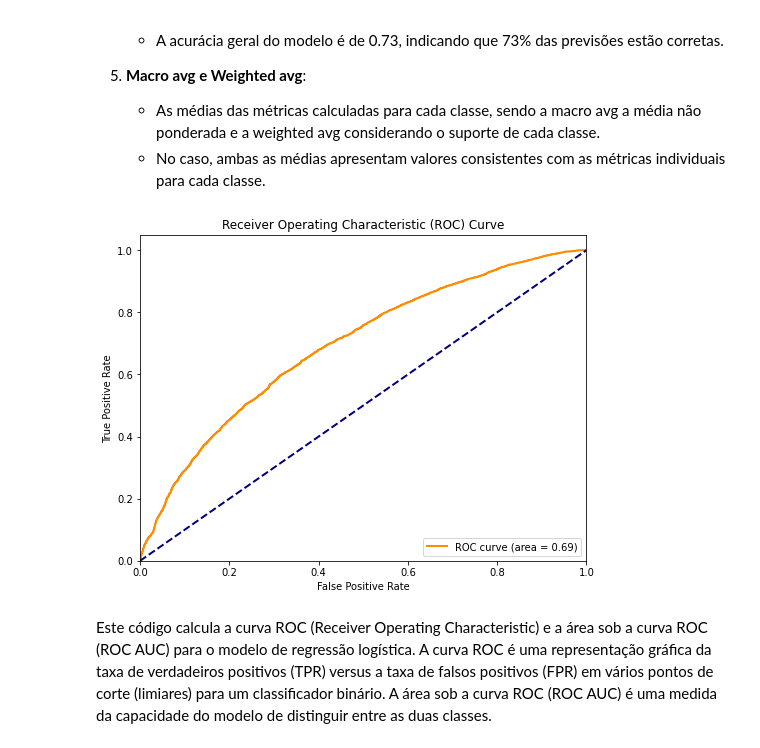
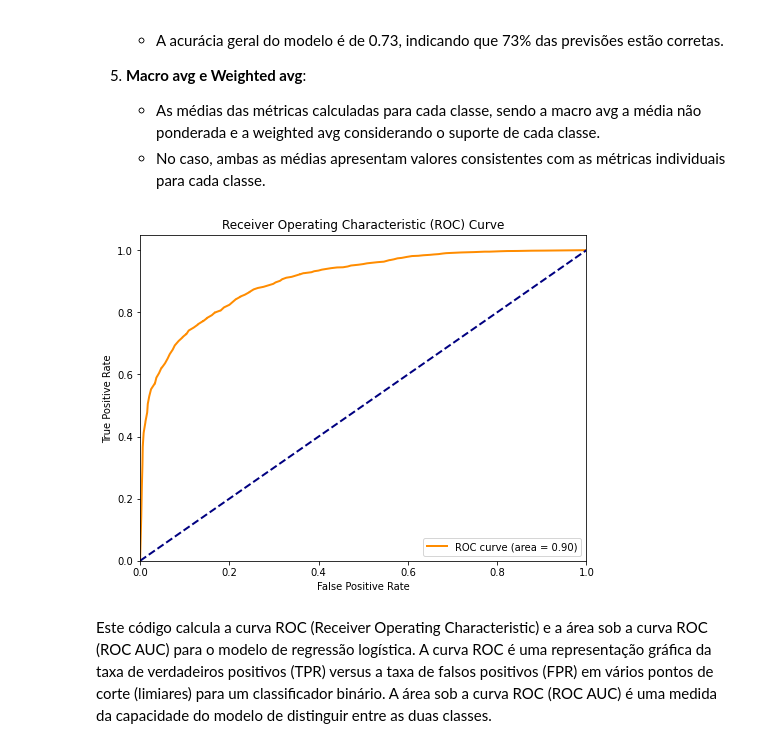
Before and after one commit to drcassar/gfa-models, a Jupyter notebook: notebooks/1.0-acbl-classificadores.ipynb, the cells around one changed output. Cells and saved outputs as stored; diff of their text form; code cells hidden in the pictures.

```diff
--- a/notebooks/1.0-acbl-classificadores.ipynb
+++ b/notebooks/1.0-acbl-classificadores.ipynb
@@ -46,0 +62,19 @@ df['Classificacao'] = classifications
+# %%
+features_columns = []
+for column in df.columns:
+    features_columns.append(column)
+features_columns.remove('GF')
+
+FEATURES = features_columns
+TARGET = ['GF']
+
+df = df.reindex(FEATURES + TARGET, axis=1)
+
+binarizador = LabelBinarizer()
+binarizador.fit(df[TARGET])
+
+nomes_das_features = binarizador.classes_
+
+print(binarizador.transform(df[TARGET]))
+
+df[TARGET] = binarizador.transform(df[TARGET])
@@ -64,2 +105,0 @@ display(df)
-# %%
-df = df.drop("GF", axis=1) #apagar coluna GF para usar somente valores numéricos no machine learning
@@ -84,17 +107,3 @@ df.to_csv("GFdata_binary.csv", sep = "\t", index=False)
 # Modelos de Classificação
 # %% [markdown]
 Com o DataFrame já tratado, inicaremos os teste com alguns modelos de classificação. Na caixa abaixo, separamos as variáveis entre Features e Target.
-# %%
-import seaborn as sns
-
-DATASET_NAME = df
-FEATURES = []
-for column in df.columns: # Loop através das colunas do dataframe (df) e adiciona os nomes das colunas à lista FEATURES
-    FEATURES.append(column)
-FEATURES.remove("Classificacao") # Remove a coluna "Classificacao" da lista de características
-print(FEATURES)
-
-TARGET = ["Classificacao"] # Define o alvo (target) como sendo a coluna "Classificacao"
-
-df = df.reindex(FEATURES + TARGET, axis=1) # Reorganiza as colunas do dataframe (df) de acordo com a lista de características (FEATURES) e o alvo (TARGET)
-df = df.dropna() # Remove linhas com valores ausentes (NaN) do dataframe (df)
@@ -103,9 +110,9 @@ df = df.dropna() # Remove linhas com valores ausentes (NaN) do dataframe (df)
 # %%
 # Define a proporção do conjunto de teste em relação ao conjunto total (70% treino, 30% teste)
-TAMANHO_TESTE = 0.3
+TAMANHO_TESTE = 0.1
 
 # Define a semente aleatória para garantir reprodutibilidade dos resultados
-SEMENTE_ALEATORIA = 55
+SEMENTE_ALEATORIA = 0
 
 indices = df.index
 
@@ -422,28 +429,28 @@ Please also refer to the documentation for alternative solver options:
 # %%
 # Importa as funções roc_curve e auc do módulo sklearn.metrics
 from sklearn.metrics import roc_curve, auc
 
 # Calcula as probabilidades previstas para a classe positiva (classe 1) a partir do modelo de regressão logística
-y_pred_proba = modelo_regressao_logistica.predict_proba(X_teste)[:, 1]
+y_pred_proba = modelo_rf.predict_proba(X_teste)[:, 1]
 
 # Calcula a Taxa de Falsos Positivos (FPR), a Taxa de Verdadeiros Positivos (TPR) e os limiares (thresholds) da curva ROC
 fpr, tpr, thresholds = roc_curve(y_teste, y_pred_proba)
 
 # Calcula a Área Sob a Curva ROC (ROC AUC)
 roc_auc = auc(fpr, tpr)
 
 plt.figure(figsize=(8, 6))
 plt.plot(fpr, tpr, color='darkorange', lw=2, label='ROC curve (area = %0.2f)' % roc_auc)  # Curva ROC
 plt.plot([0, 1], [0, 1], color='navy', lw=2, linestyle='--')  # Linha base (aleatória)
 plt.xlim([0.0, 1.0])  # Limites do eixo x
 plt.ylim([0.0, 1.05])  # Limites do eixo y
 plt.xlabel('False Positive Rate')
 plt.ylabel('True Positive Rate')
 plt.title('Receiver Operating Characteristic (ROC) Curve')
 plt.legend(loc="lower right")
 plt.show()
 # %% [output]
-[figure, old version]
+[figure, new version]
 # %% [markdown]
 Este código calcula a curva ROC (Receiver Operating Characteristic) e a área sob a curva ROC (ROC AUC) para o modelo de regressão logística. A curva ROC é uma representação gráfica da taxa de verdadeiros positivos (TPR) versus a taxa de falsos positivos (FPR) em vários pontos de corte (limiares) para um classificador binário. A área sob a curva ROC (ROC AUC) é uma medida da capacidade do modelo de distinguir entre as duas classes.
 # %%
```
Also changed, not shown: parts of 17 cells of this notebook, 3 other files.
